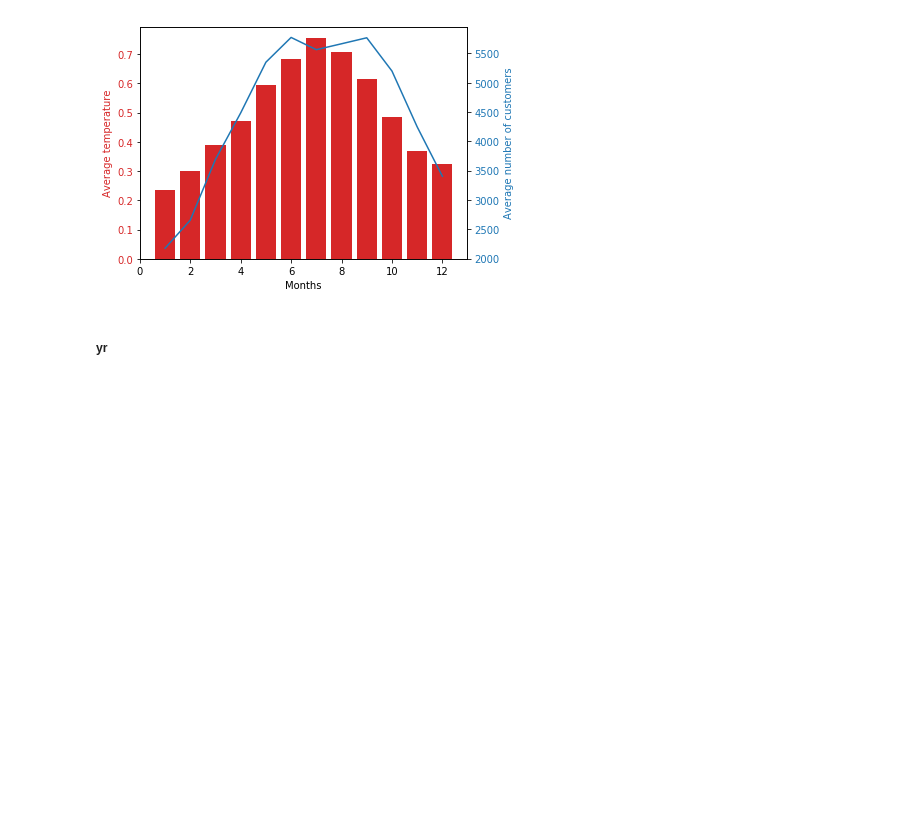
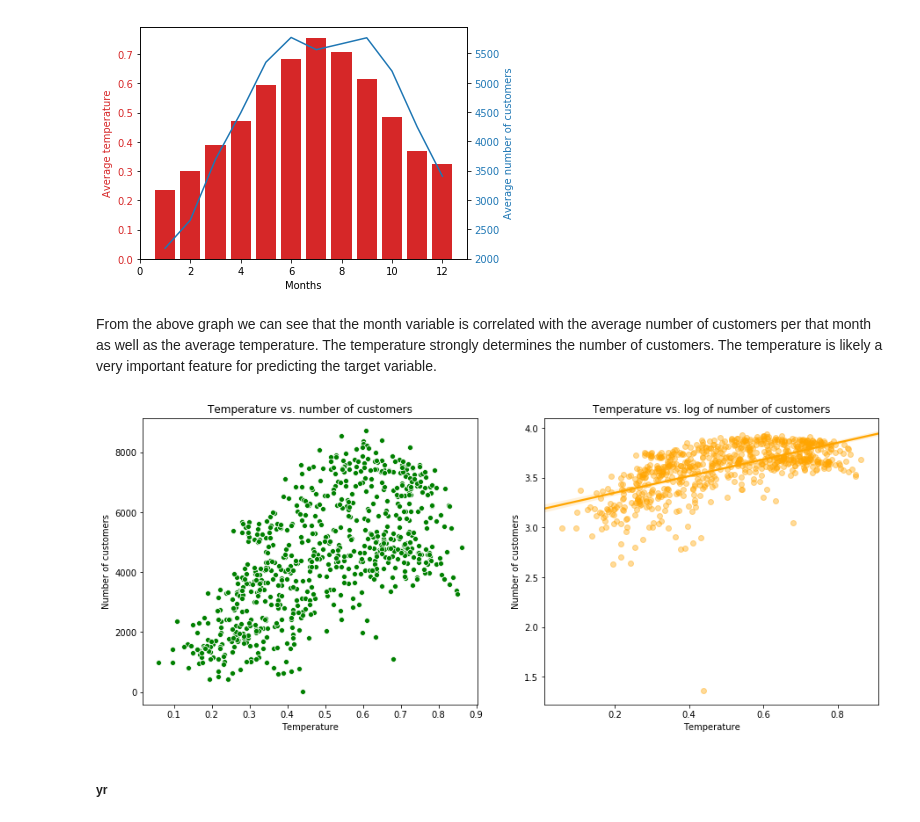
Before and after one commit to julianikulski/bike-sharing, a Jupyter notebook: bike-sharing-demand.ipynb, the cells around one changed output. Saved outputs shown, nothing was run; the diff lists cells and outputs as text; code cells hidden in the pictures; blank space fills up the shorter version.

Commit message:
feat: Scatterplot temp feature against cnt target

```diff
--- a/bike-sharing-demand.ipynb
+++ b/bike-sharing-demand.ipynb
@@ -283,6 +287,28 @@ plt.show()
 # %% [output]
 <Figure size 1080x504 with 0 Axes>
 [figure]
+# %% [markdown]
+From the above graph we can see that the month variable is correlated with the average number of customers per that month as well as the average temperature. The temperature strongly determines the number of customers. The temperature is likely a very important feature for predicting the target variable.
+# %%
+# plotting temp feature against the target label cnt
+plt.figure(figsize=[15,6])
+
+# plot with untransformed data
+plt.subplot(1,2,1)
+sb.scatterplot(data = bike_df, x = 'temp', y = 'cnt', color='green')
+plt.xlabel('Temperature')
+plt.ylabel('Number of customers')
+plt.title('Temperature vs. number of customers');
+
+# plot with log transformation of the temperature variable
+plt.subplot(1,2,2)
+sb.regplot(bike_df['temp'], bike_df['cnt'].apply(lambda x: np.log10(x + 1)),
+            scatter_kws={'alpha': 0.4}, color = 'orange')
+plt.xlabel('Temperature')
+plt.ylabel('Number of customers')
+plt.title('Temperature vs. log of number of customers');
+# %% [output]
+[figure, added]
 # %% [markdown]
 ##### yr
 # %%
```
Also changed, not shown: parts of 4 cells of this notebook.
